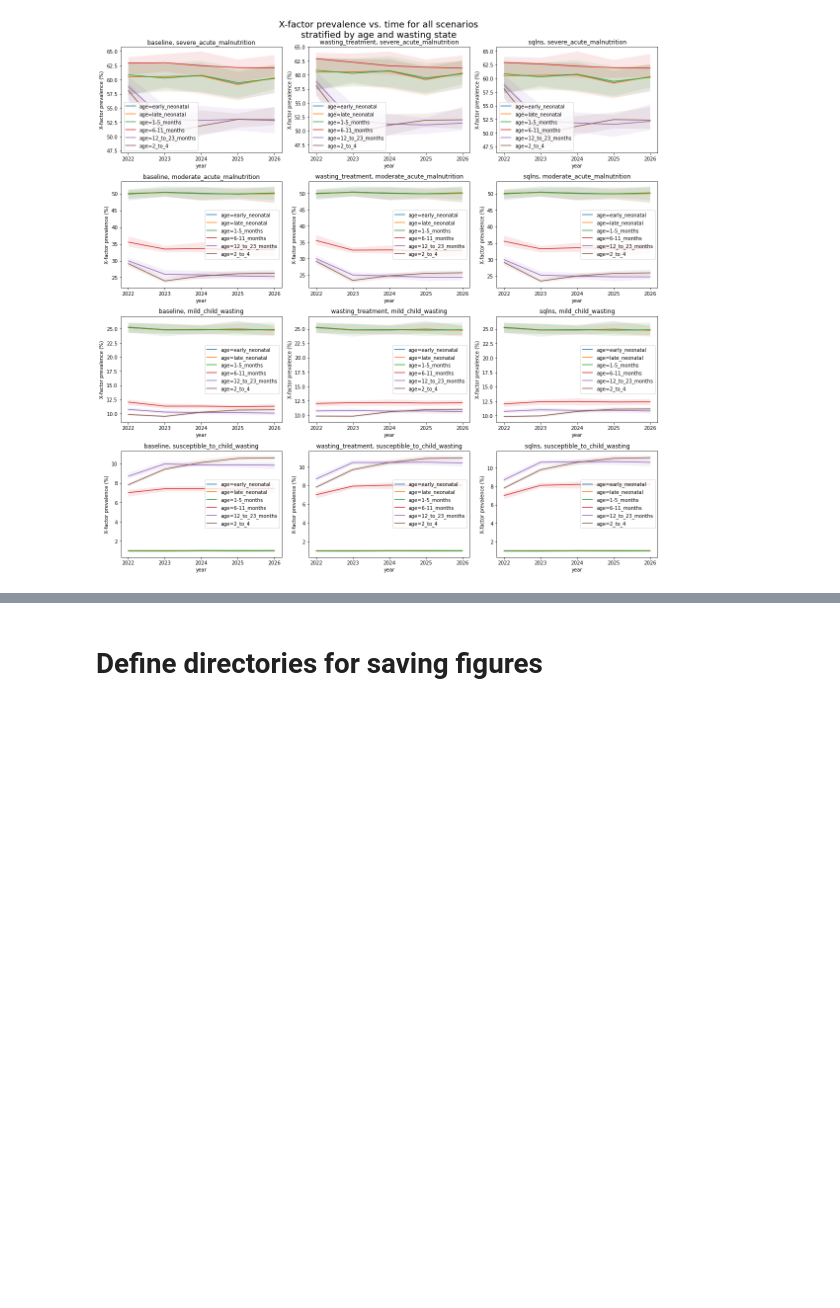
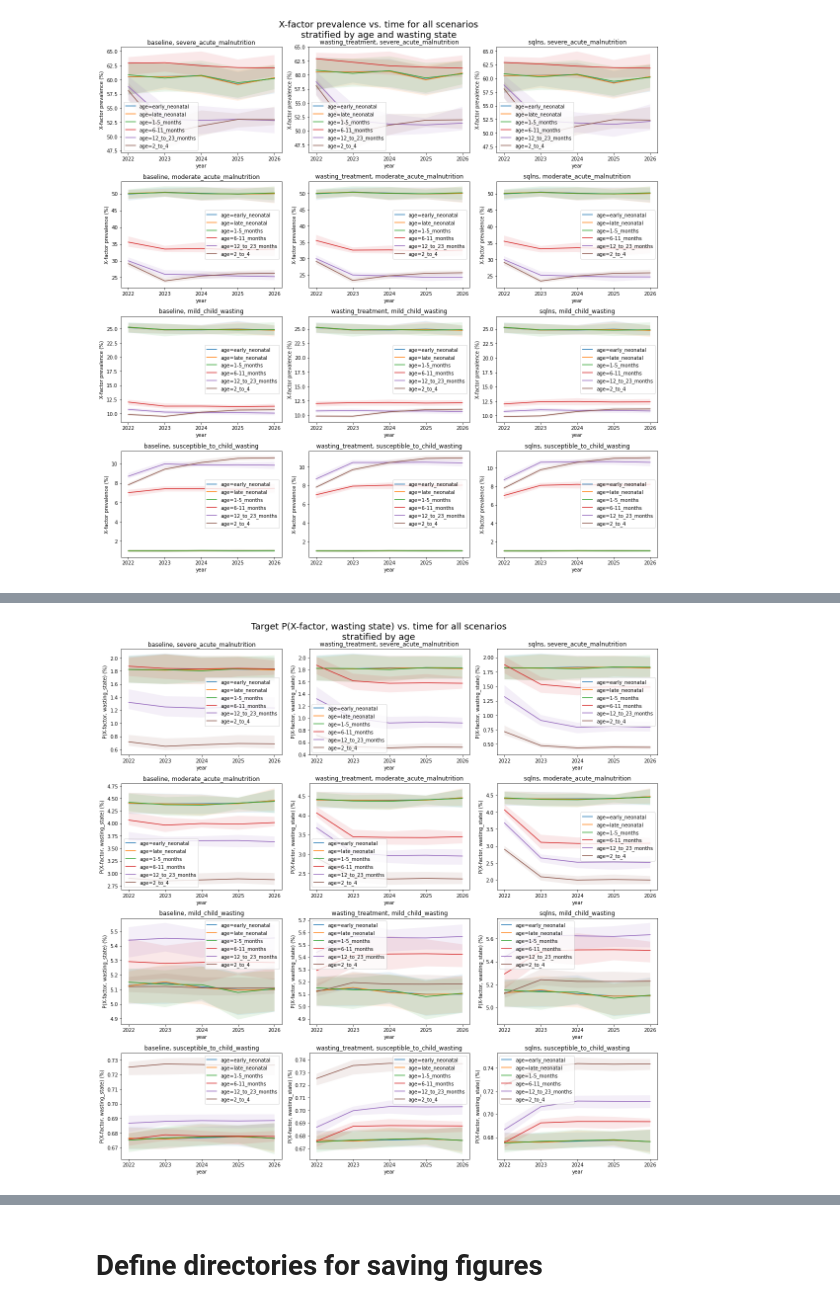
Before and after one commit to ihmeuw/vivarium_research_ciff_sam, a Jupyter notebook: model_validation/model4/2021_11_05b_v4.5.3_vv_x_factor_prevalence_and_load_model_spec_yaml.ipynb, the cells around one changed output, grey strips where cells are left out. Saved outputs shown, nothing was run; the diff lists cells and outputs as text; code cells hidden in the pictures; blank space fills up the shorter version.

```diff
--- a/model_validation/model4/2021_11_05b_v4.5.3_vv_x_factor_prevalence_and_load_model_spec_yaml.ipynb
+++ b/model_validation/model4/2021_11_05b_v4.5.3_vv_x_factor_prevalence_and_load_model_spec_yaml.ipynb
@@ -467,0 +314,11 @@ model_spec
+# %%
+title = "Target P(X-factor, wasting state) vs. time for all scenarios\nstratified by age"
+fig = csp.plot_over_time_by_column_for_each_wasting_state_and_scenario(
+    x_factor_wasting_state_target_exposure,
+    'age',
+    'P(X-factor, wasting_state) (%)',
+    title,
+    True
+)
+# %% [output]
+[figure, added]
```
Also changed, not shown: parts of 58 cells of this notebook.
